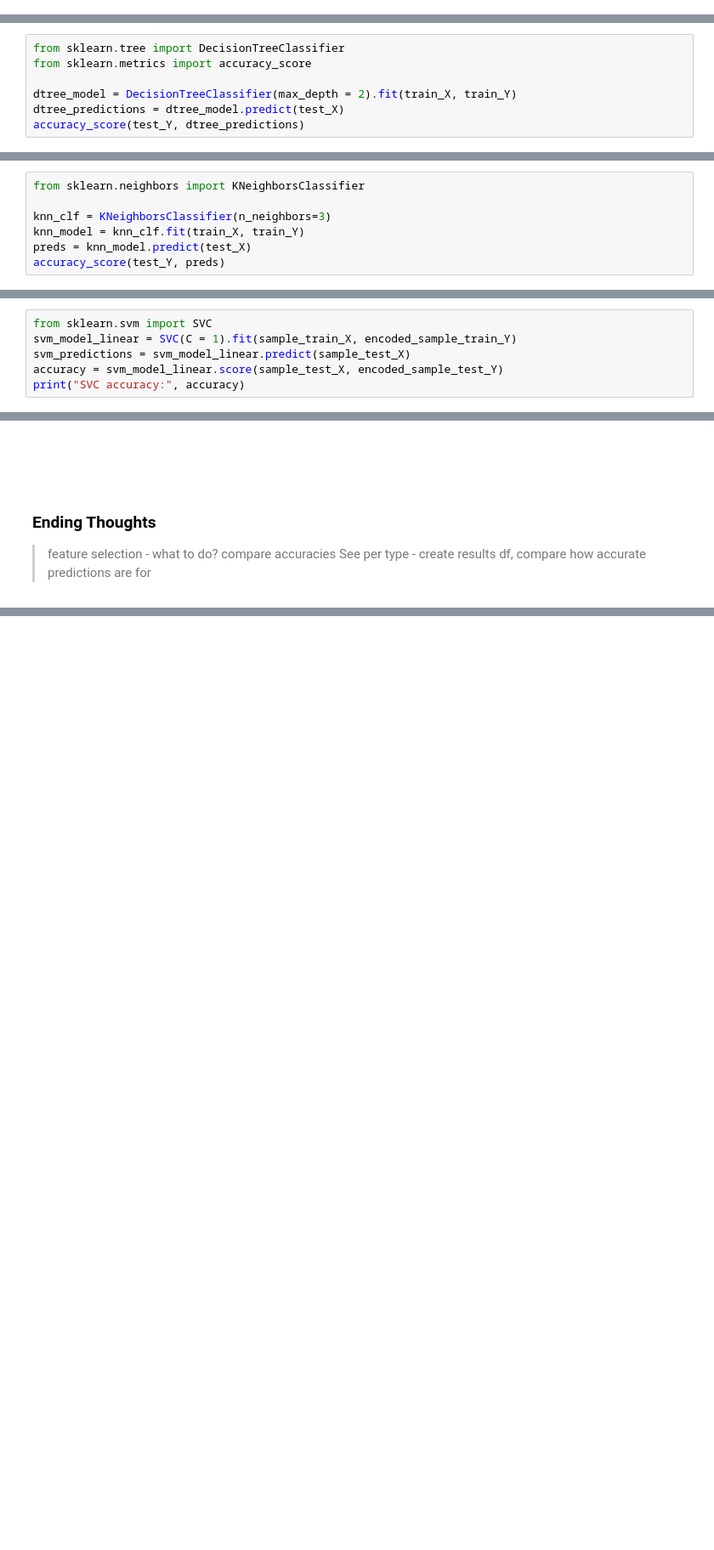
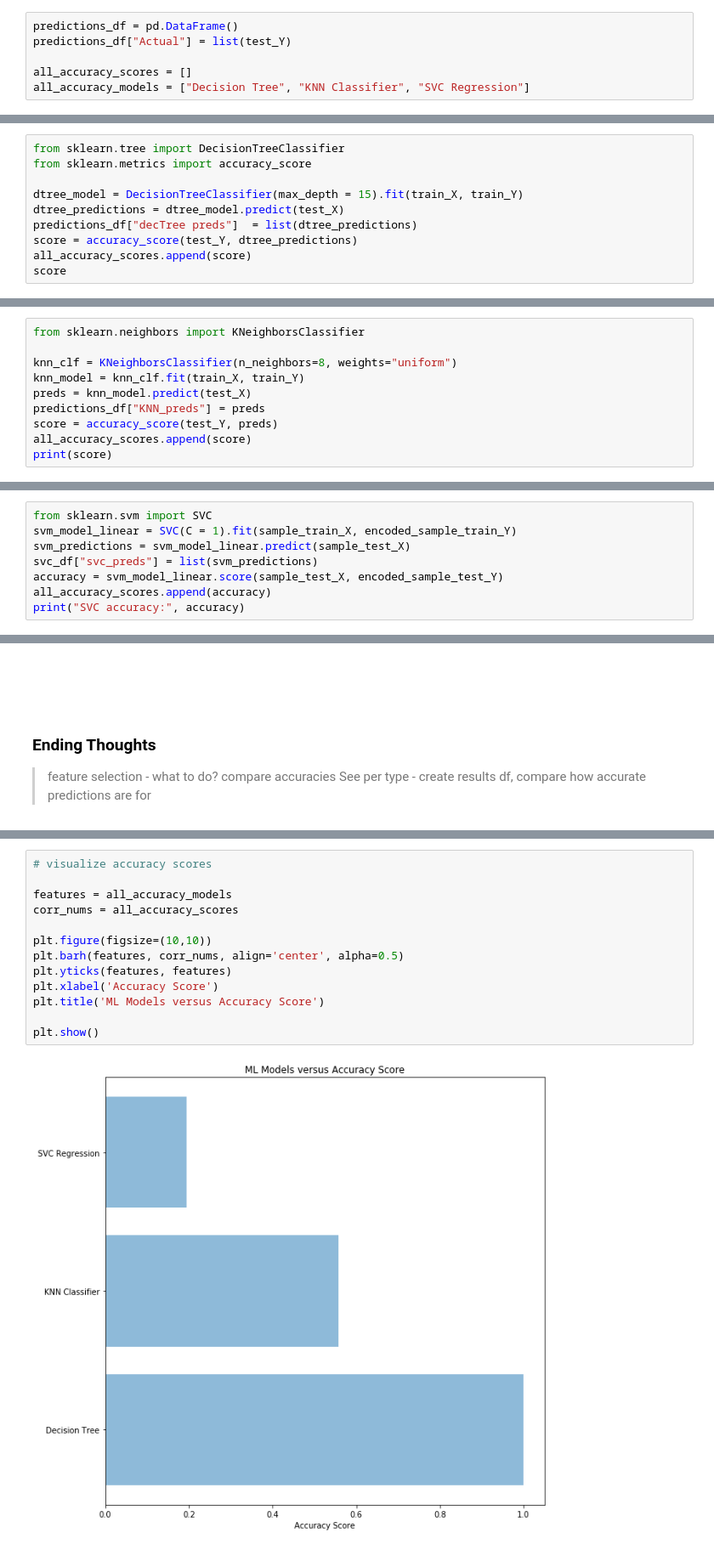
Before and after one commit to MaggieTsang/INFO370-Final-Project, a Jupyter notebook: data-crunch.ipynb, the cells around one changed output, grey strips where cells are left out. Shown: that part at 85% size. Cells and saved outputs as stored; diff of their text form; blank space fills up the shorter version.

Commit message:
starting visualization

```diff
--- a/data-crunch.ipynb
+++ b/data-crunch.ipynb
@@ -363,0 +246,6 @@ Index(['longitude', 'sunriseMinutesMidnight', 'sunsetMinutesMidnight',
+# %%
+predictions_df = pd.DataFrame()
+predictions_df["Actual"] = list(test_Y)
+
+all_accuracy_scores = []
+all_accuracy_models = ["Decision Tree", "KNN Classifier", "SVC Regression"]
@@ -365,7 +259,10 @@ Index(['longitude', 'sunriseMinutesMidnight', 'sunsetMinutesMidnight',
 from sklearn.tree import DecisionTreeClassifier
 from sklearn.metrics import accuracy_score
 
-dtree_model = DecisionTreeClassifier(max_depth = 2).fit(train_X, train_Y)
+dtree_model = DecisionTreeClassifier(max_depth = 15).fit(train_X, train_Y)
 dtree_predictions = dtree_model.predict(test_X)
-accuracy_score(test_Y, dtree_predictions)
+predictions_df["decTree preds"]  = list(dtree_predictions)
+score = accuracy_score(test_Y, dtree_predictions)
+all_accuracy_scores.append(score)
+score
 # %% [output]
@@ -375,8 +272,11 @@ accuracy_score(test_Y, dtree_predictions)
 # %%
 from sklearn.neighbors import KNeighborsClassifier
 
-knn_clf = KNeighborsClassifier(n_neighbors=3)
+knn_clf = KNeighborsClassifier(n_neighbors=8, weights="uniform")
 knn_model = knn_clf.fit(train_X, train_Y)
 preds = knn_model.predict(test_X)
-accuracy_score(test_Y, preds)
+predictions_df["KNN_preds"] = preds
+score = accuracy_score(test_Y, preds)
+all_accuracy_scores.append(score)
+print(score)
 # %% [output]
@@ -413,6 +316,8 @@ encoded_sample_test_Y = encode_type_data(sample_test_Y)
 from sklearn.svm import SVC
 svm_model_linear = SVC(C = 1).fit(sample_train_X, encoded_sample_train_Y)
 svm_predictions = svm_model_linear.predict(sample_test_X)
+svc_df["svc_preds"] = list(svm_predictions)
 accuracy = svm_model_linear.score(sample_test_X, encoded_sample_test_Y)
+all_accuracy_scores.append(accuracy)
 print("SVC accuracy:", accuracy)
 # %% [output]
@@ -459,0 +387,15 @@ Tree params: {'random_state': 9} Tree score: 0.22930743243243243
+# %%
+# visualize accuracy scores
+
+features = all_accuracy_models
+corr_nums = all_accuracy_scores
+
+plt.figure(figsize=(10,10))
+plt.barh(features, corr_nums, align='center', alpha=0.5)
+plt.yticks(features, features)
+plt.xlabel('Accuracy Score')
+plt.title('ML Models versus Accuracy Score')
+
+plt.show()
+# %% [output]
+[figure, added]
```
Also changed, not shown: parts of 33 cells of this notebook.
